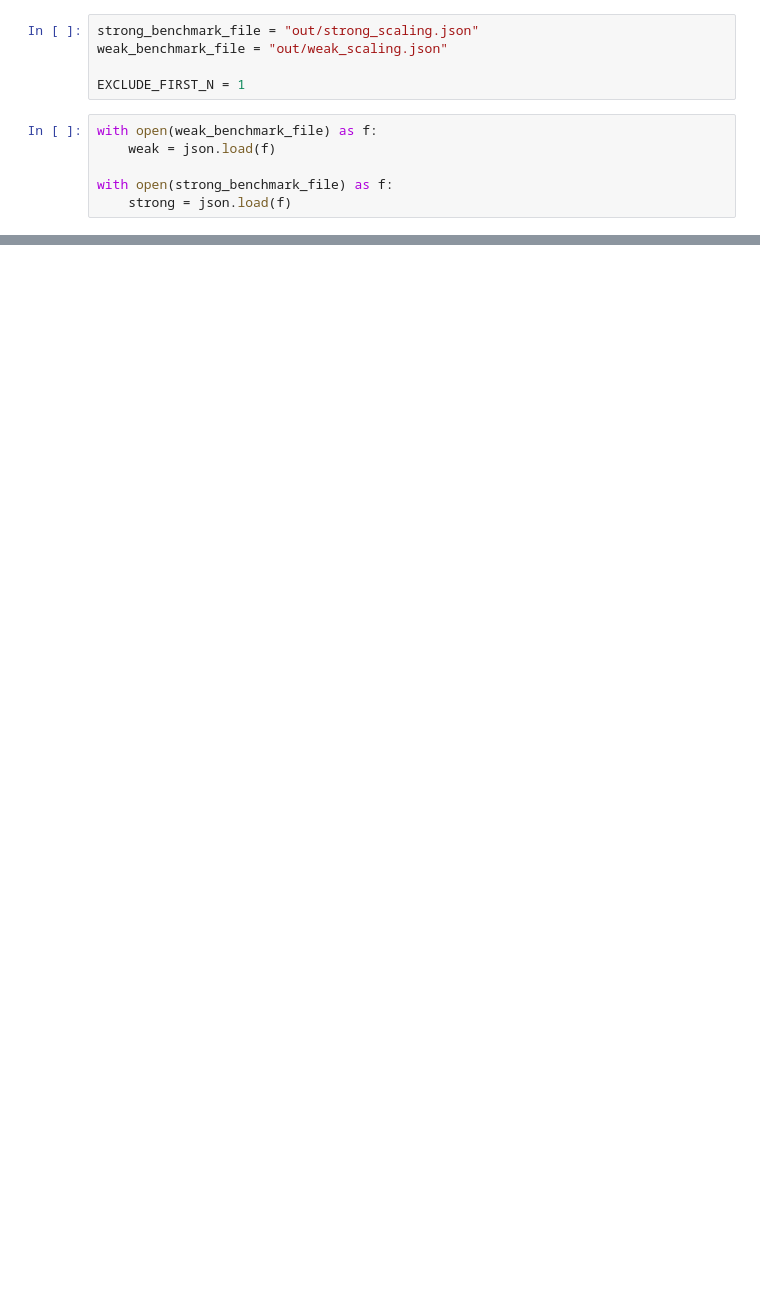
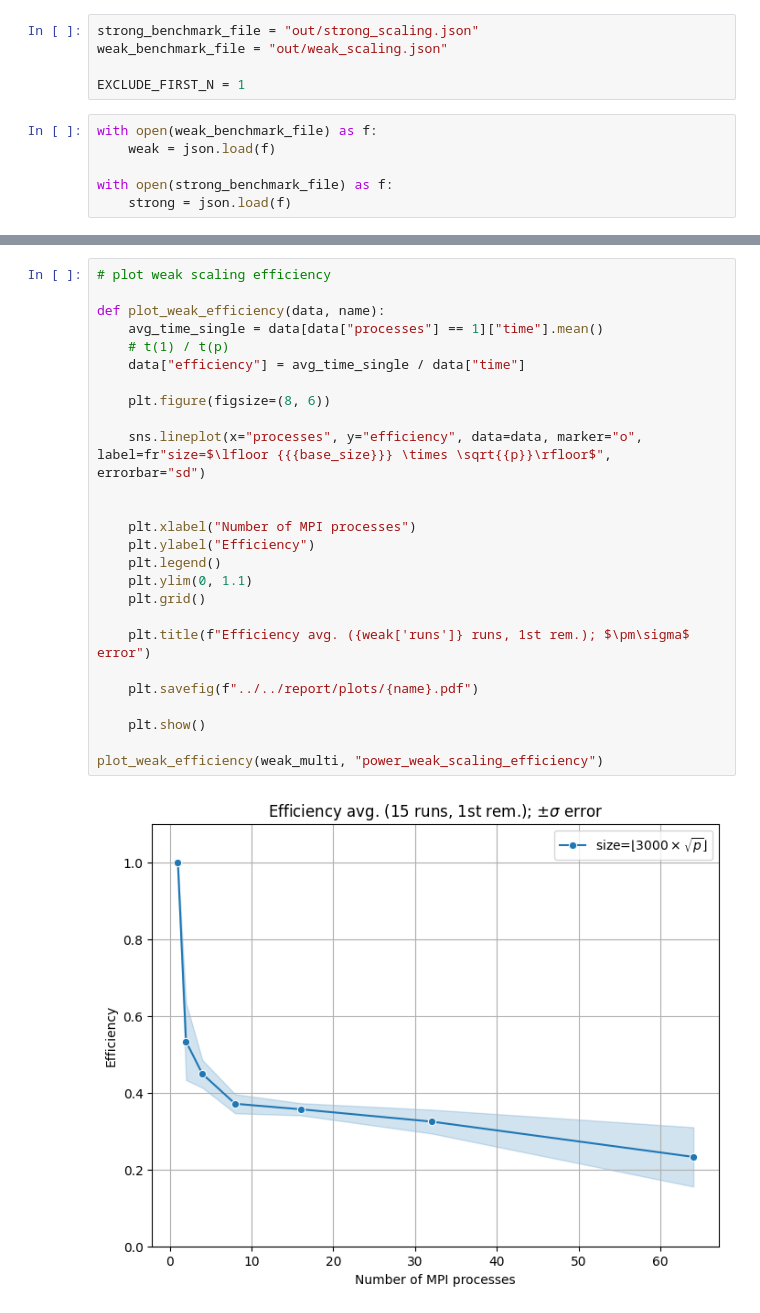
Before and after one commit to benedict-armstrong/hpc, a Jupyter notebook: project04/code/powermethod/plots.ipynb, the cells around one changed output, grey strips where cells are left out. Saved outputs shown, nothing was run; the diff lists cells and outputs as text; blank space fills up the shorter version.

```diff
--- a/project04/code/powermethod/plots.ipynb
+++ b/project04/code/powermethod/plots.ipynb
@@ -164,0 +121,28 @@ plt.savefig("../../report/plots/weak_efficiency.pdf")
+# %%
+# plot weak scaling efficiency
+
+def plot_weak_efficiency(data, name):
+    avg_time_single = data[data["processes"] == 1]["time"].mean()
+    # t(1) / t(p)
+    data["efficiency"] = avg_time_single / data["time"]
+
+    plt.figure(figsize=(8, 6))
+
+    sns.lineplot(x="processes", y="efficiency", data=data, marker="o", label=fr"size=$\lfloor {{{base_size}}} \times \sqrt{{p}}\rfloor$", errorbar="sd")
+
+
+    plt.xlabel("Number of MPI processes")
+    plt.ylabel("Efficiency")
+    plt.legend()
+    plt.ylim(0, 1.1)
+    plt.grid()
+
+    plt.title(f"Efficiency avg. ({weak['runs']} runs, 1st rem.); $\pm\sigma$ error")
+
+    plt.savefig(f"../../report/plots/{name}.pdf")
+
+    plt.show()
+
+plot_weak_efficiency(weak_multi, "power_weak_scaling_efficiency")
+# %% [output]
+[figure, added]
```
Also changed, not shown: parts of 10 cells of this notebook, 12 other files.
